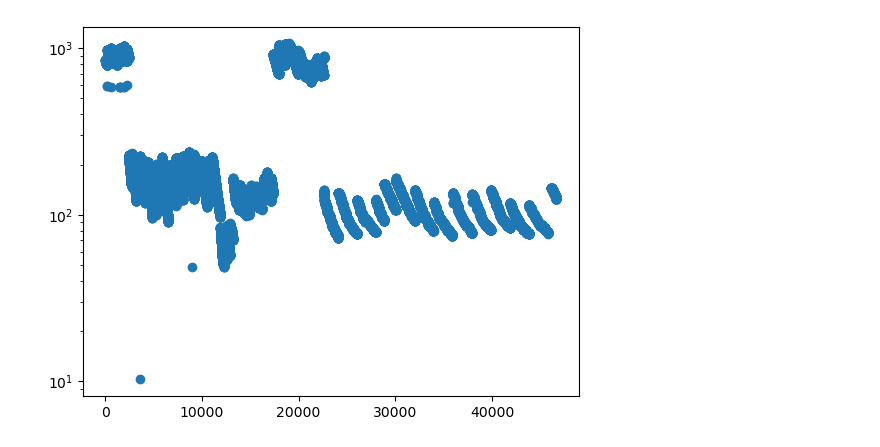
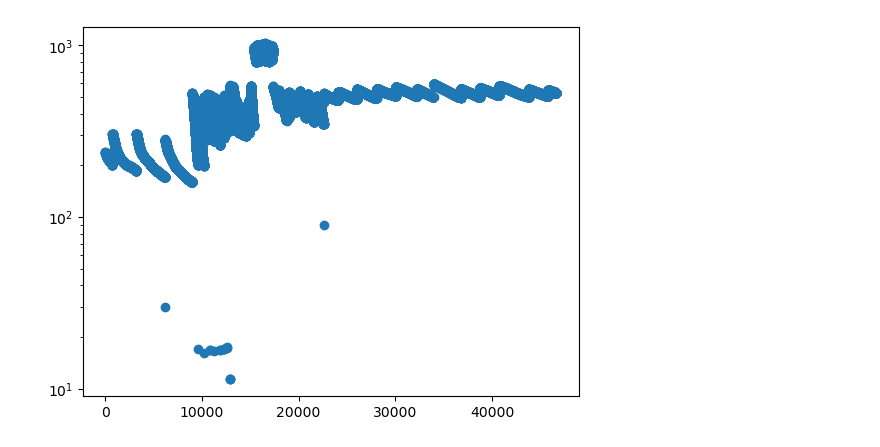
Before and after one commit to OkiEmil/watering_indicator, a Jupyter notebook: test2.ipynb, the cells around one changed output. Cells and saved outputs as stored; diff of their text form; code cells hidden in the pictures.

```diff
--- a/test2.ipynb
+++ b/test2.ipynb
@@ -1,13 +1,14 @@
 # %%
 import pandas as pd
 import matplotlib.pyplot as plt
+import numpy as np
 data = pd.read_csv("./feeds.csv")
 
-field8 = data[data["field8"]>10]
-field8.head()
+field7 = data[data["field7"]>10]
+field7.head()
 ax = plt.gca()
-ax.scatter(x=field8["entry_id"], y=field8["field8"])
+ax.scatter(x=field7["entry_id"], y=field7["field7"])
 ax.set_yscale('log')
 plt.show()
 # %% [output]
-[figure, old version]
+[figure, new version]
```
Also changed, not shown: parts of 2 cells of this notebook.
